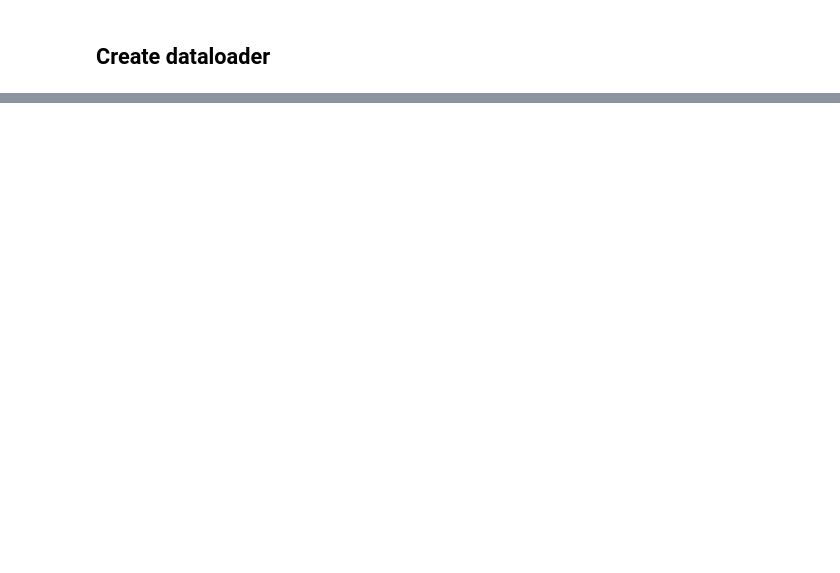
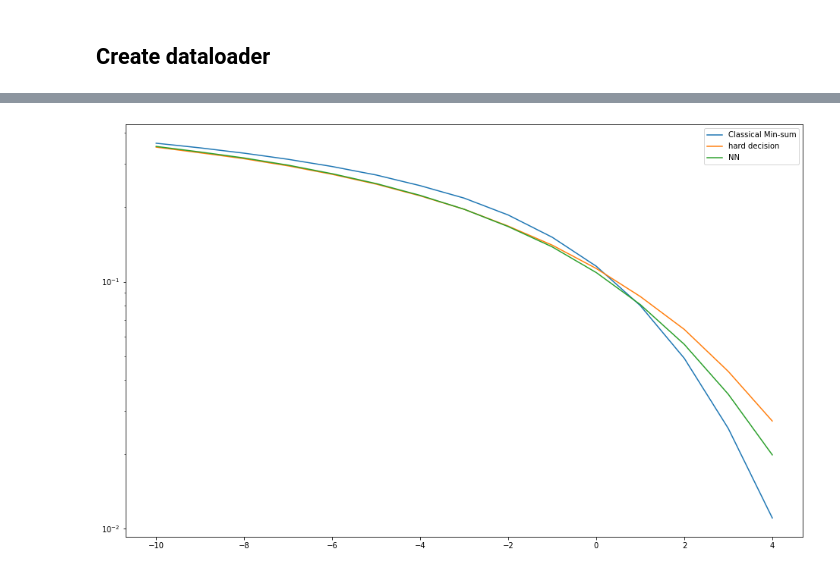
Before and after one commit to dartemasov/Tanner-based-NN-decoding, a Jupyter notebook: main_torch.ipynb, the cells around one changed output, grey strips where cells are left out. Cells and saved outputs as stored; diff of their text form; code cells hidden in the pictures; blank space fills up the shorter version.

```diff
--- a/main_torch.ipynb
+++ b/main_torch.ipynb
@@ -334,25 +334,25 @@ def update_loaders():
     train_X = torch.Tensor(soft_input_train) # transform to torch tensor
     train_y = torch.Tensor(codewords_train)
     training_dataset = torch.utils.data.TensorDataset(train_X, train_y) # create your datset
-    training_loader = torch.utils.data.DataLoader(training_dataset, batch_size=10000, shuffle=True) # create your dataloader
+    training_loader = torch.utils.data.DataLoader(training_dataset, batch_size=20000, shuffle=True) # create your dataloader
 
 
     soft_input_test, codewords_test = gen()
     test_X = torch.Tensor(soft_input_test) # transform to torch tensor
     test_y = torch.Tensor(codewords_test)
     test_dataset = torch.utils.data.TensorDataset(test_X, test_y) # create your datset
-    test_loader = torch.utils.data.DataLoader(test_dataset, batch_size=10000, shuffle=True) # create your dataloader
+    test_loader = torch.utils.data.DataLoader(test_dataset, batch_size=20000, shuffle=True) # create your dataloader
     return training_loader, test_loader
 # %%
 decoder = Decoder(num_iterations=5).to(device)
-opt = torch.optim.Adam(decoder.parameters(), lr=0.0025)
-# opt = torch.optim.SGD(decoder.parameters(), lr=0.01)
+# opt = torch.optim.Adam(decoder.parameters(), lr=0.0025)
+opt = torch.optim.SGD(decoder.parameters(), lr=0.01)
 criterion = torch.nn.CrossEntropyLoss()
 # criterion = torch.nn.MSELoss()
 # %%
 test_size = 100000
 req_err = 500*n
-SNRs = np.arange(-10,9)
+SNRs = np.arange(-10,5)
 # %%
 # hard decisions, classic min-sum
 ms = min_sum(num_iterations=5).to(device)
@@ -414,18 +414,18 @@ class weightConstraint(object):
 # %%
 constraints=weightConstraint()
 # %%
-train_size = 20000
-n_upd = 100
+train_size = 50000
+n_upd = 500
 bit_errors_nn = torch.zeros((n_upd, len(SNRs))).to(device)
 nb_bits_nn = torch.zeros((n_upd, len(SNRs))).to(device)
-
+ber_list = []
 
 for upd in range(n_upd):
     print(f'TRAINING ITERATION #{upd+1}/{n_upd}')
     training_loader, test_loader = update_loaders()
-    train(training_loader, test_loader, decoder, criterion, opt, n_epochs=5)
+    train(training_loader, test_loader, decoder, criterion, opt, n_epochs=3)
 
-    if (np.mod(upd+1,2)==0):
+    if (np.mod(upd+1,5)==0):
         decoder.eval()
         for i, snr in enumerate(SNRs):
             while bit_errors_nn[upd][i] < req_err:
@@ -440,5 +440,6 @@ for upd in range(n_upd):
                 nb_bits_nn[upd][i] += test_size * n
                 print(f'SNR: {snr}, {100*bit_errors_nn[upd][i]/req_err :.3f}%, test BER: {bit_errors_nn[upd][i] / nb_bits_nn[upd][i]}                ', end='\r')
             print('\n')
-            np.savetxt('ber.txt', bit_errors_nn[:,-1].cpu() / nb_bits_nn[:,-1].cpu())
+        ber_list.append((bit_errors_nn[upd,-1].cpu() / nb_bits_nn[upd,-1].cpu()).numpy())
+        np.savetxt('ber.txt', ber_list)
 # %% [output]
@@ -476,11 +462,13 @@ TRAINING ITERATION #3/100
 # %%
 plt.figure(figsize=(16,10))
 plt.semilogy(SNRs, bit_errors_min_sum.cpu() / nb_bits_min_sum.cpu(), label='Classical Min-sum')
 plt.semilogy(SNRs, bit_errors_hard.cpu() / nb_bits_hard.cpu(), label='hard decision')
 # for i in range(10):
-plt.semilogy(SNRs, bit_errors_nn[77].cpu() / nb_bits_nn[77].cpu(), label=f'NN')
+plt.semilogy(SNRs, bit_errors_nn[-1].cpu() / nb_bits_nn[-1].cpu(), label=f'NN')
 plt.legend()
 plt.show()
+# %% [output]
+[figure, added]
 # %%
 decoder(soft_input)[0] - 0.5
 # %%
```
Also changed, not shown: parts of 4 cells of this notebook, 3 other files.
